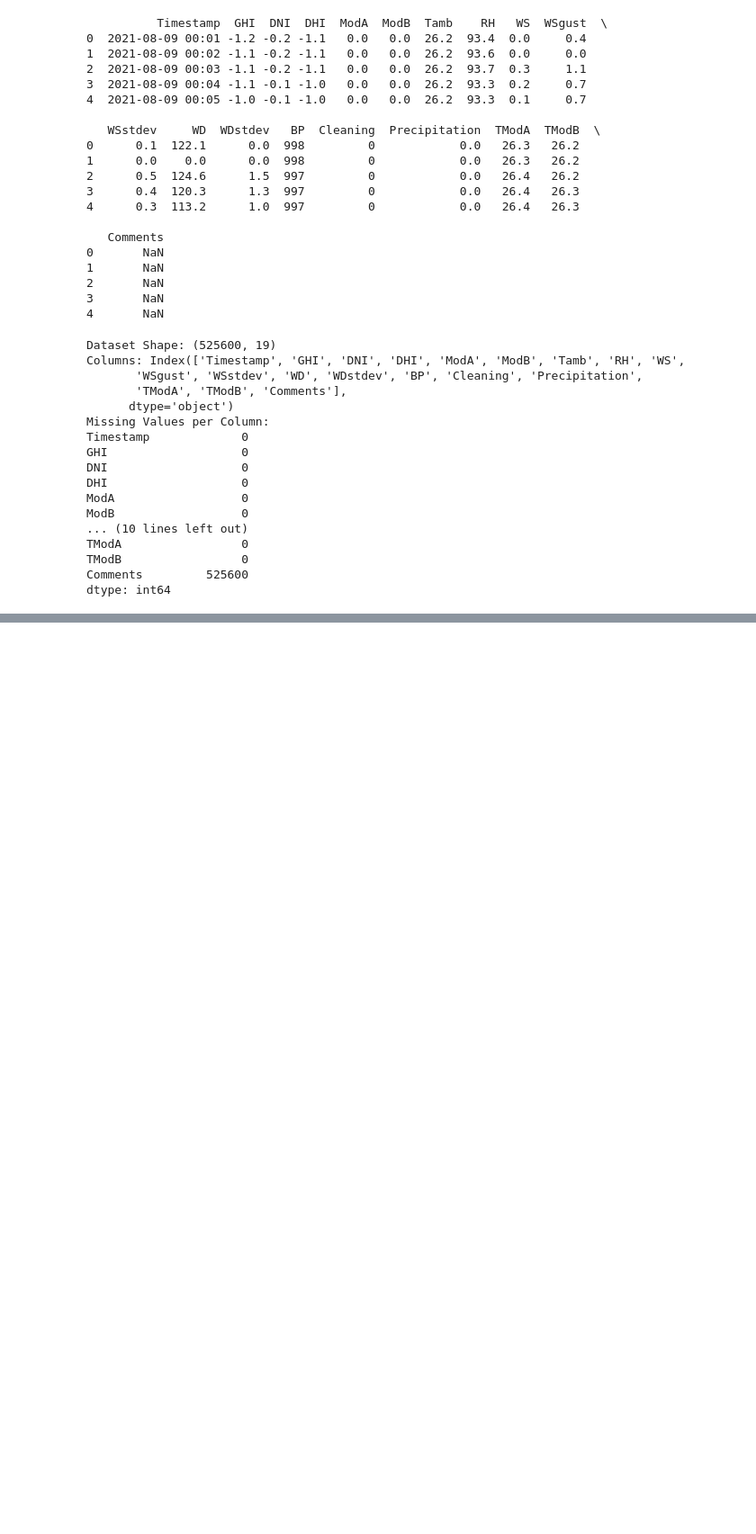
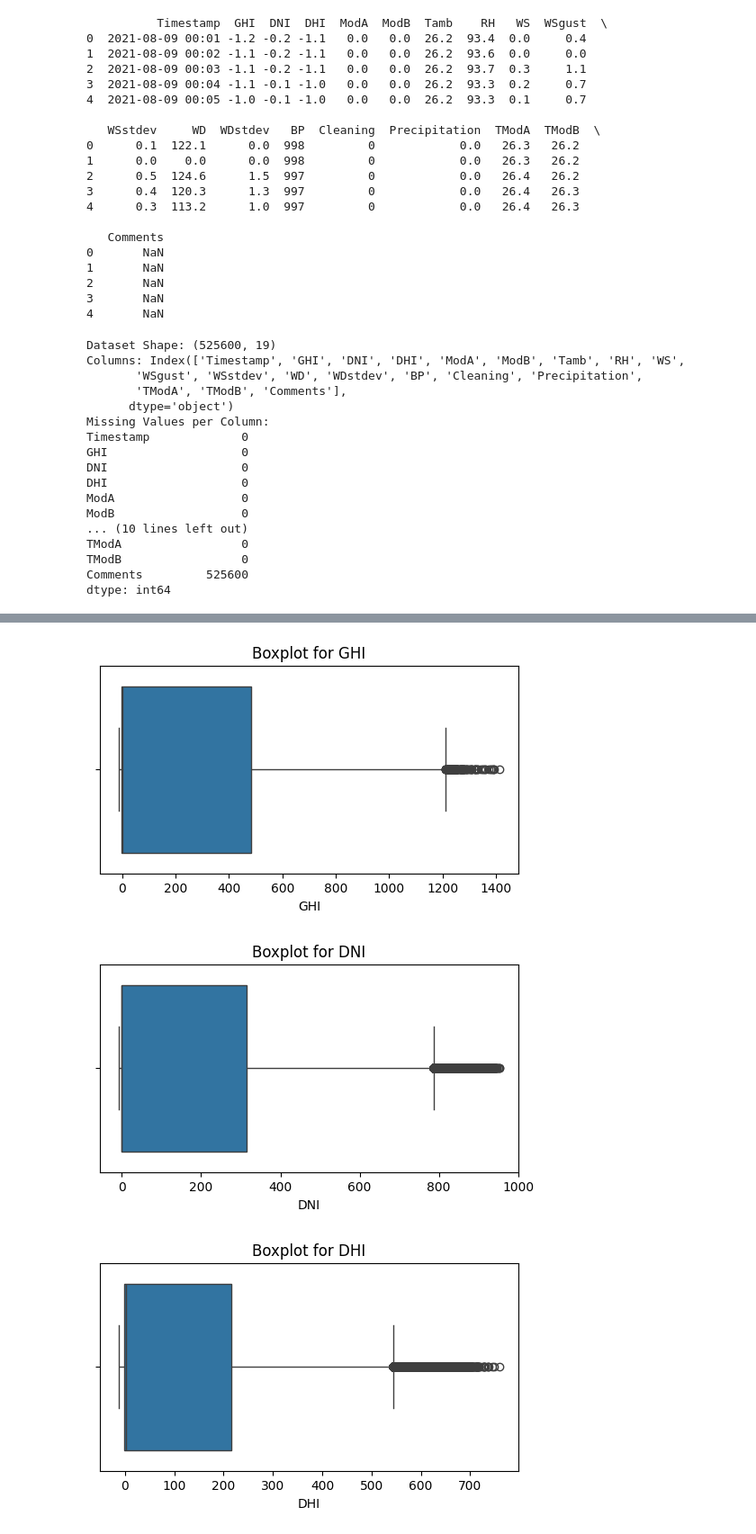
Before and after one commit to Dagiayy/solar-challenge-week1, a Jupyter notebook: notebooks/benin_eda.ipynb, the cells around one changed output, grey strips where cells are left out. Shown at 90% size. Cells and saved outputs as stored; diff of their text form; code cells hidden in the pictures; blank space fills up the shorter version.

Commit message:
feat: perform EDA and handle outliers for benin

```diff
--- a/notebooks/benin_eda.ipynb
+++ b/notebooks/benin_eda.ipynb
@@ -56,0 +63,4 @@ dtype: int64
+# %%
+for col in ['GHI', 'DNI', 'DHI', 'ModA', 'ModB', 'WS', 'WSgust']:
+    df[col] = df[col].fillna(df[col].median())
+print("Missing Values after Imputation:")
@@ -56,0 +121,13 @@ dtype: int64
+# %%
+# Drop rows with missing values in critical columns
+critical_columns = ['GHI', 'DNI', 'DHI', 'ModA', 'ModB', 'WS', 'WSgust']
+df_cleaned = df.dropna(subset=critical_columns)
+
+# Impute missing values in other columns with the median
+for col in df.columns:
+    if col not in critical_columns and df[col].isna().sum() > 0:
+        df_cleaned[col].fillna(df_cleaned[col].median(), inplace=True)
+
+# Verify that missing values are handled
+print("Missing Values After Cleaning:")
+print(df_cleaned.isna().sum())
@@ -56,0 +158,15 @@ dtype: int64
+# %%
+# Drop rows with missing values in critical columns
+critical_columns = ['GHI', 'DNI', 'DHI', 'ModA', 'ModB', 'WS', 'WSgust']
+df_cleaned = df.dropna(subset=critical_columns).copy()
+
+# Impute missing values in non-critical columns with the median
+for col in df_cleaned.columns:
+    if col not in critical_columns and df_cleaned[col].isna().sum() > 0:
+        median_value = df_cleaned[col].median()
+        if not pd.isna(median_value):  # Avoid using median of empty column
+            df_cleaned[col] = df_cleaned[col].fillna(median_value)
+
+# Verify that missing values are handled
+print("Missing Values After Cleaning:")
+print(df_cleaned.isna().sum())
@@ -56,0 +191,13 @@ dtype: int64
+# %%
+import matplotlib.pyplot as plt
+import seaborn as sns
+numeric_columns = ['GHI', 'DNI', 'DHI', 'ModA', 'ModB', 'WS', 'WSgust']
+for col in numeric_columns:
+    plt.figure(figsize=(6, 3))
+    sns.boxplot(x=df_cleaned[col])
+    plt.title(f'Boxplot for {col}')
+    plt.show()
+# %% [output]
+[figure, added]
+[figure, added]
+[figure, added]
```
Also changed, not shown: parts of 10 cells of this notebook.
